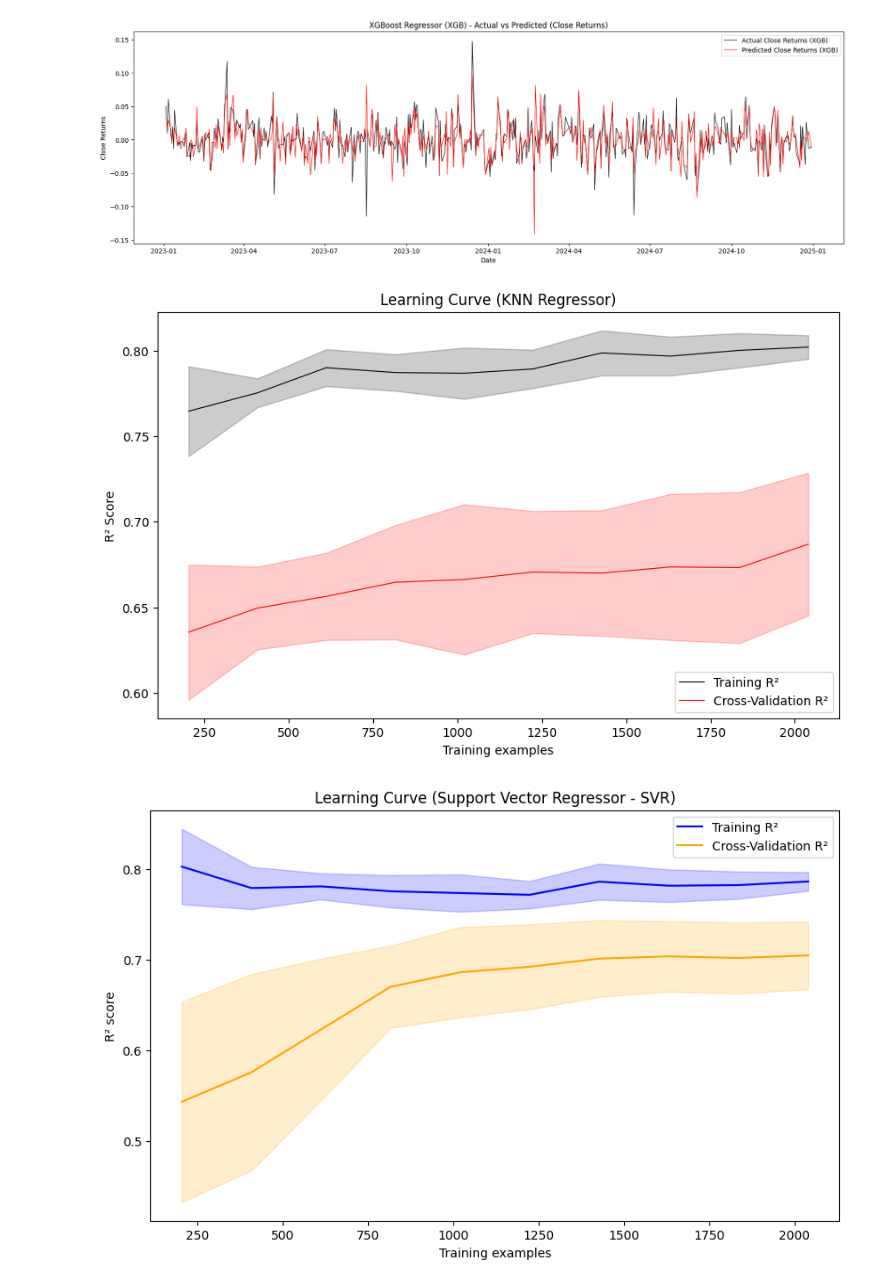
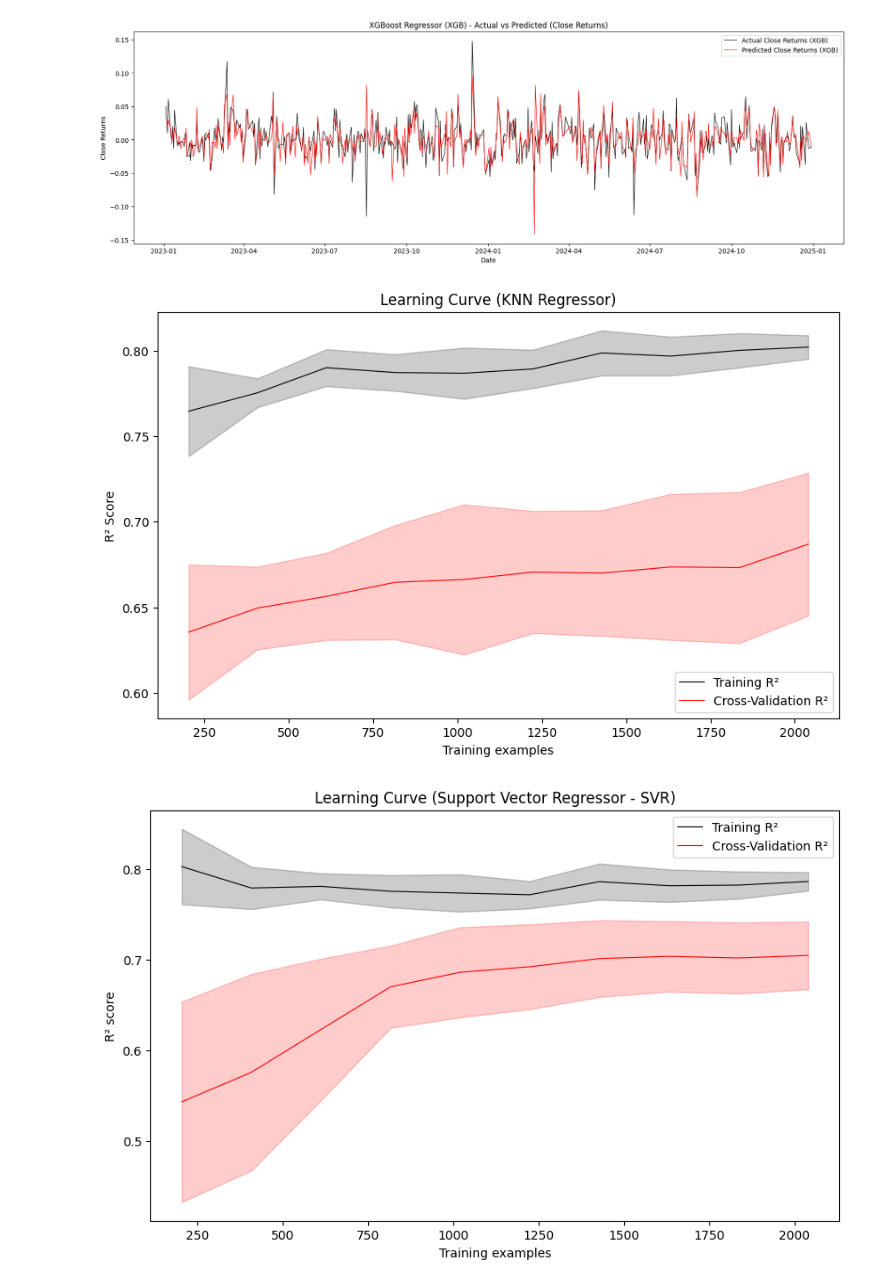
Before and after one commit to Deleon57/EDAR-REGRESSION, a Jupyter notebook: Pipeline2(GFI).ipynb, the cells around one changed output. Saved outputs shown, nothing was run; the diff lists cells and outputs as text; code cells hidden in the pictures.

```diff
--- a/Pipeline2(GFI).ipynb
+++ b/Pipeline2(GFI).ipynb
@@ -145,6 +147,7 @@ After scaling (SVR):
 X_train_scaled shape (SVR): (2551, 3)
 X_test_scaled shape (SVR): (497, 3)
 # %%
+X_scaler_SVR = StandardScaler()
 y_scaler_SVR = StandardScaler()
 
 X_train_scaled_SVR = X_scaler_SVR.fit_transform(X_train_SVR)
@@ -408,15 +411,8 @@ plt.show()
 # %%
 #KNN
 
-import numpy as np
-import matplotlib.pyplot as plt
-from sklearn.model_selection import learning_curve
-from sklearn.neighbors import KNeighborsRegressor
-
-# Define model
 knn_model = KNeighborsRegressor(n_neighbors=5)
 
-# Use the correctly defined variables (X_train_KNN, y_train_KNN)
 train_sizes, train_scores, test_scores = learning_curve(
     estimator=knn_model,
     X=X_train_KNN,          # FIXED ✅
@@ -447,6 +443,7 @@ plt.title("Learning Curve (KNN Regressor)")
 plt.xlabel("Training examples")
 plt.ylabel("R² Score")
 plt.legend(loc="best")
+
 plt.show()
 
 
@@ -456,14 +453,8 @@ import matplotlib.pyplot as plt
 from sklearn.model_selection import learning_curve
 from sklearn.svm import SVR
 
-# ==============================
-# Define SVR model
-# ==============================
 svr_model = SVR(kernel='rbf', C=100, gamma=0.1, epsilon=0.1)
 
-# ==============================
-# Generate learning curve (use scaled data)
-# ==============================
 train_sizes, train_scores, test_scores = learning_curve(
     estimator=svr_model,
     X=X_train_scaled_SVR,   # use scaled X
@@ -474,23 +465,17 @@ train_sizes, train_scores, test_scores = learning_curve(
     n_jobs=-1
 )
 
-# ==============================
-# Calculate mean and std
-# ==============================
 train_mean = np.mean(train_scores, axis=1)
 train_std = np.std(train_scores, axis=1)
 test_mean = np.mean(test_scores, axis=1)
 test_std = np.std(test_scores, axis=1)
 
-# ==============================
-# Plot Learning Curve
-# ==============================
 plt.figure(figsize=(10,6))
-plt.plot(train_sizes, train_mean, label="Training R²", color="blue")
-plt.plot(train_sizes, test_mean, label="Cross-Validation R²", color="orange")
+plt.plot(train_sizes, train_mean, label="Training R²", color="black", linewidth=0.8)
+plt.plot(train_sizes, test_mean, label="Cross-Validation R²", color="red", linewidth=0.8)
 
-plt.fill_between(train_sizes, train_mean-train_std, train_mean+train_std, alpha=0.2, color="blue")
-plt.fill_between(train_sizes, test_mean-test_std, test_mean+test_std, alpha=0.2, color="orange")
+plt.fill_between(train_sizes, train_mean-train_std, train_mean+train_std, alpha=0.2, color="black")
+plt.fill_between(train_sizes, test_mean-test_std, test_mean+test_std, alpha=0.2, color="red")
 
 plt.title("Learning Curve (Support Vector Regressor - SVR)")
 plt.xlabel("Training examples")
@@ -522,16 +507,17 @@ test_mean  = np.mean(test_scores, axis=1)
 test_std   = np.std(test_scores, axis=1)
 
 plt.figure(figsize=(10,6))
-plt.plot(train_sizes, train_mean, label="Training R²", color="blue")
-plt.plot(train_sizes, test_mean, label="Cross-Validation R²", color="orange")
+plt.plot(train_sizes, train_mean, label="Training R²", color="black", linewidth=0.8)
+plt.plot(train_sizes, test_mean, label="Cross-Validation R²", color="red",linewidth=0.8)
 
-plt.fill_between(train_sizes, train_mean-train_std, train_mean+train_std, alpha=0.2, color="blue")
-plt.fill_between(train_sizes, test_mean-test_std, test_mean+test_std, alpha=0.2, color="orange")
+plt.fill_between(train_sizes, train_mean-train_std, train_mean+train_std, alpha=0.2, color="black")
+plt.fill_between(train_sizes, test_mean-test_std, test_mean+test_std, alpha=0.2, color="red")
 
 plt.title("Learning Curve (Random Forest Regressor)")
 plt.xlabel("Training examples")
 plt.ylabel("R² score")
 plt.legend(loc="best")
+
 plt.show()
 
 #XGBoost
@@ -540,47 +526,35 @@ import matplotlib.pyplot as plt
 from sklearn.model_selection import learning_curve
 from xgboost import XGBRegressor
 
-# ==============================
-# Define XGBoost model
-# ==============================
 xgb_model = XGBRegressor(n_estimators=100, random_state=42)
 
-# ==============================
-# Generate learning curve
-# ==============================
 train_sizes, train_scores, test_scores = learning_curve(
     estimator=xgb_model,
     X=X_train_XGB,
     y=y_train_XGB,
     cv=5,                         # 5-fold cross validation
     scoring="r2",                 # use R² score
     train_sizes=np.linspace(0.1, 1.0, 10),
     n_jobs=-1
 )
 
-# ==============================
-# Calculate mean and std
-# ==============================
 train_mean = np.mean(train_scores, axis=1)
 train_std = np.std(train_scores, axis=1)
 test_mean = np.mean(test_scores, axis=1)
 test_std = np.std(test_scores, axis=1)
 
-# ==============================
-# Plot Learning Curve
-# ==============================
 plt.figure(figsize=(10,6))
-plt.plot(train_sizes, train_mean, label="Training R²", color="blue")
-plt.plot(train_sizes, test_mean, label="Cross-Validation R²", color="orange")
+plt.plot(train_sizes, train_mean, label="Training R²", color="black", linewidth=0.8)
+plt.plot(train_sizes, test_mean, label="Cross-Validation R²", color="red", linewidth=0.8)
 
-plt.fill_between(train_sizes, train_mean-train_std, train_mean+train_std, alpha=0.2, color="blue")
-plt.fill_between(train_sizes, test_mean-test_std, test_mean+test_std, alpha=0.2, color="orange")
+plt.fill_between(train_sizes, train_mean-train_std, train_mean+train_std, alpha=0.2, color="black")
+plt.fill_between(train_sizes, test_mean-test_std, test_mean+test_std, alpha=0.2, color="red")
 
 plt.title("Learning Curve (XGBoost Regressor)")
 plt.xlabel("Training examples")
 plt.ylabel("R² score")
 plt.legend(loc="best")
 plt.show()
 # %% [output]
 [figure]
-[figure, old version]
+[figure, new version]
```
Also changed, not shown: parts of 6 cells of this notebook.
